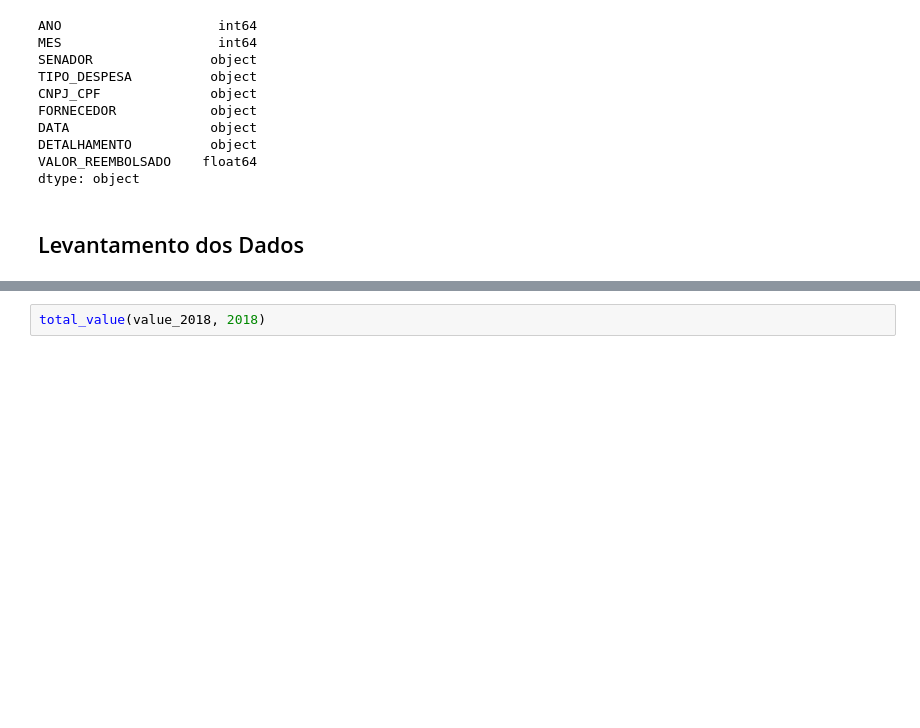
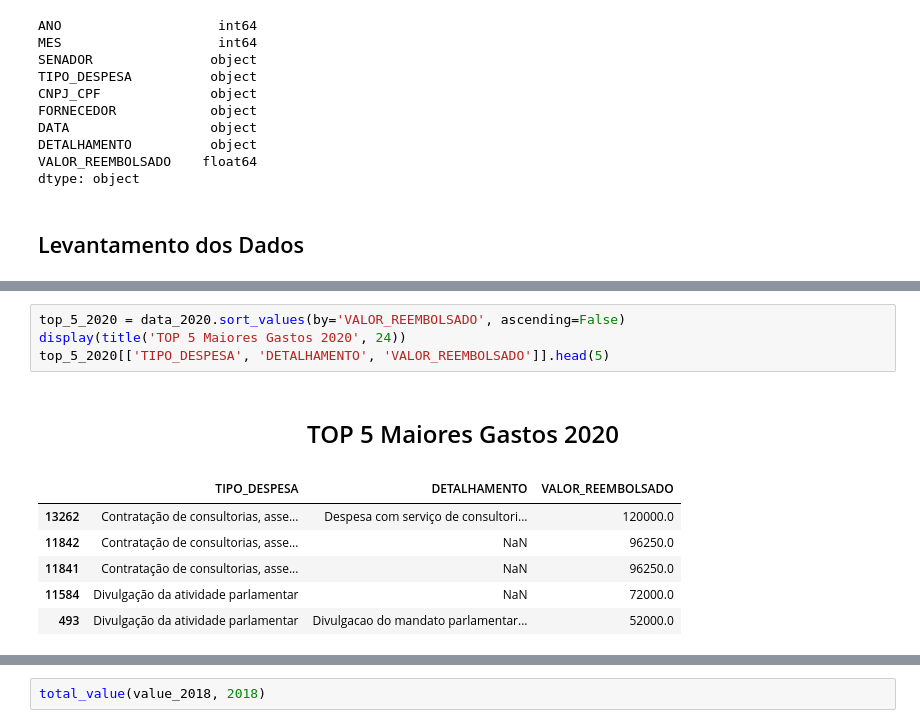
Before and after one commit to liliansom/CEAPS, a Jupyter notebook: CEAPS.ipynb, the cells around one changed output, grey strips where cells are left out. Cells and saved outputs as stored; diff of their text form; blank space fills up the shorter version.

```diff
--- a/CEAPS.ipynb
+++ b/CEAPS.ipynb
@@ -621,0 +457,12 @@ value_sum(df_2020)
+# %%
+top_5_2020 = data_2020.sort_values(by='VALOR_REEMBOLSADO', ascending=False)
+display(title('TOP 5 Maiores Gastos 2020', 24))
+top_5_2020[['TIPO_DESPESA', 'DETALHAMENTO', 'VALOR_REEMBOLSADO']].head(5)
+# %% [output]
+<h1 style="font-size:24px; text-align:center;">TOP 5 Maiores Gastos 2020</h1>
+|  | TIPO_DESPESA | DETALHAMENTO | VALOR_REEMBOLSADO |
+| 13262 | Contratação de consultorias, asse... | Despesa com serviço de consultori... | 120000.0 |
+| 11842 | Contratação de consultorias, asse... | NaN | 96250.0 |
+| 11841 | Contratação de consultorias, asse... | NaN | 96250.0 |
+| 11584 | Divulgação da atividade parlamentar | NaN | 72000.0 |
+| 493 | Divulgação da atividade parlamentar | Divulgacao do mandato parlamentar... | 52000.0 |
```
Also changed, not shown: parts of 39 cells of this notebook.
